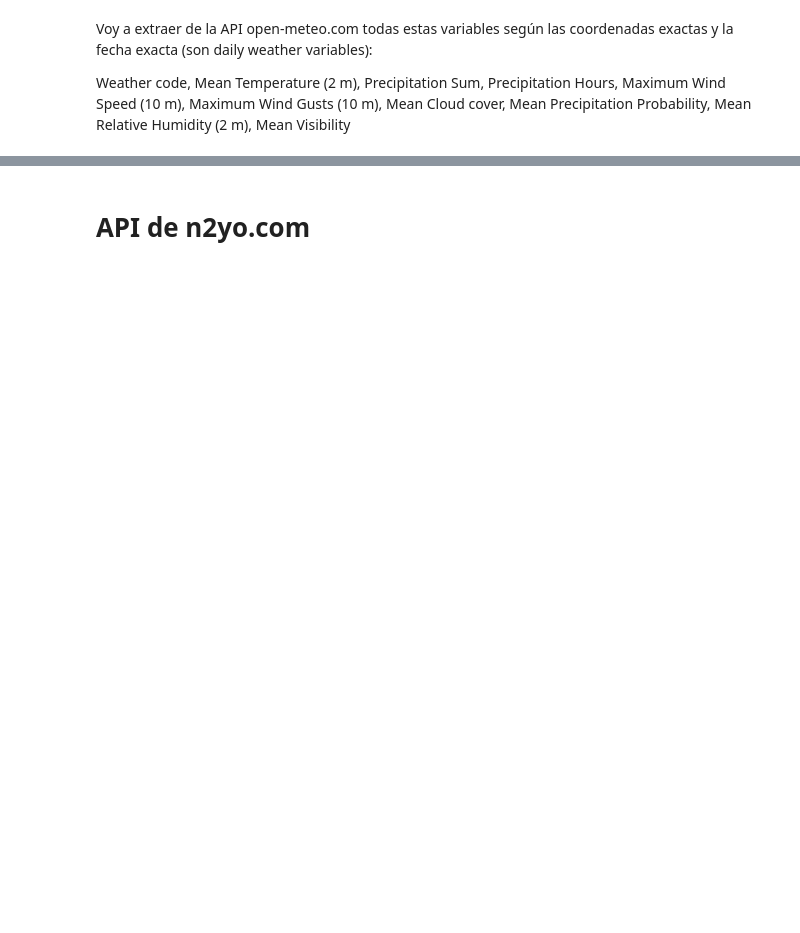
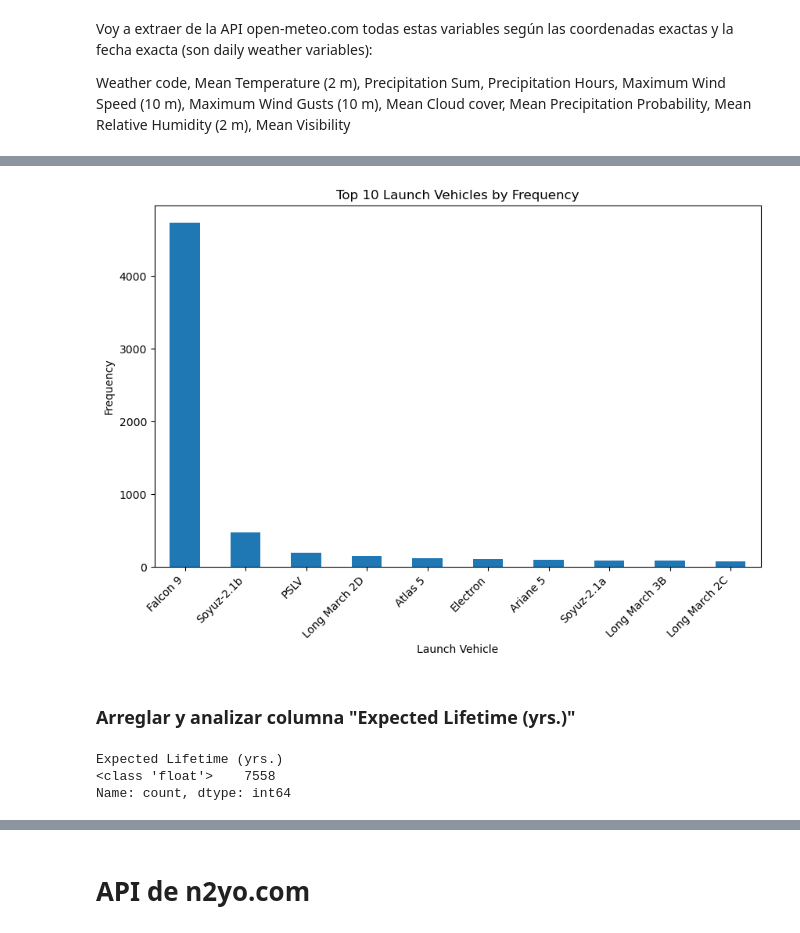
Before and after one commit to xavistem/satellite_data_analysis, a Jupyter notebook: satellite_data_analysis.ipynb, the cells around one changed output, grey strips where cells are left out. Cells and saved outputs as stored; diff of their text form; code cells hidden in the pictures; blank space fills up the shorter version.

```diff
--- a/satellite_data_analysis.ipynb
+++ b/satellite_data_analysis.ipynb
@@ -391,0 +331,7 @@ for i, row in df_ucs_valid_coordinate.iterrows():
+# %%
+# Iteraramos sobre filas válidas para llenar los datos
+for i in df_ucs[mask].index: # Recorre solo los índices donde mask es True (filas con coordenadas)
+    lat, lon, date = df_ucs.loc[i, ['lat', 'lon', 'date']] # Recuperamos lat/lon/date de la fila i, saca los 3 valores de esa fila
+    weather_data = open_meteo_data(lat, lon, date) # Usamos la función de la API y guardamos esos 10 valores
+    df_ucs.loc[i, columns] = weather_data # Asignamos esos datos a las 10 columnas de la misma fila
+    time.sleep(1) # Esto sirve para pausar un segundo entre petición y no sobrecargar la API
@@ -391,0 +577,3 @@ for i, row in df_ucs_valid_coordinate.iterrows():
+# %%
+launch_vehicle_counts = df_ucs['Launch Vehicle'].value_counts()
+launch_vehicle_counts
@@ -391,0 +610,19 @@ for i, row in df_ucs_valid_coordinate.iterrows():
+# %%
+# Graficar los 10 vehículos de lanzamiento más frecuentes
+top_10_launch_vehicles = launch_vehicle_counts.head(10)
+top_10_launch_vehicles.plot(kind='bar', figsize=(10, 6))
+plt.title('Top 10 Launch Vehicles by Frequency')
+plt.xlabel('Launch Vehicle')
+plt.ylabel('Frequency')
+plt.xticks(rotation=45, ha='right')
+plt.show()
+# %% [output]
+[figure, added]
+# %% [markdown]
+### Arreglar y analizar columna "Expected Lifetime (yrs.)"
+# %%
+df_ucs["Expected Lifetime (yrs.)"].apply(type).value_counts()
+# %% [output]
+Expected Lifetime (yrs.)
+<class 'float'>    7558
+Name: count, dtype: int64
```
Also changed, not shown: parts of 108 cells of this notebook, 3 other files.
